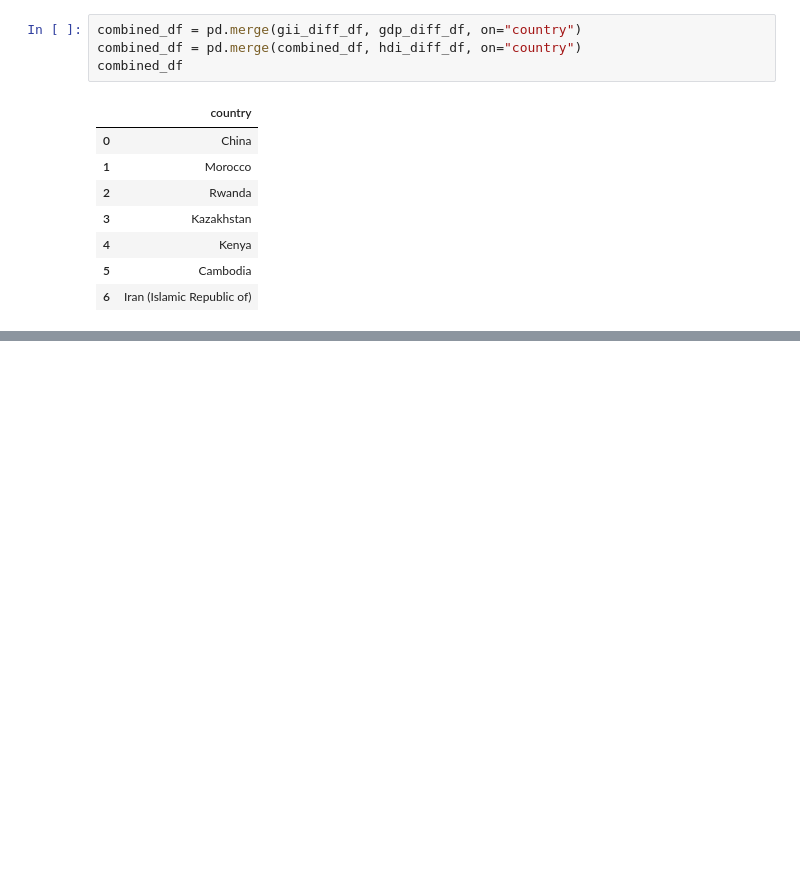
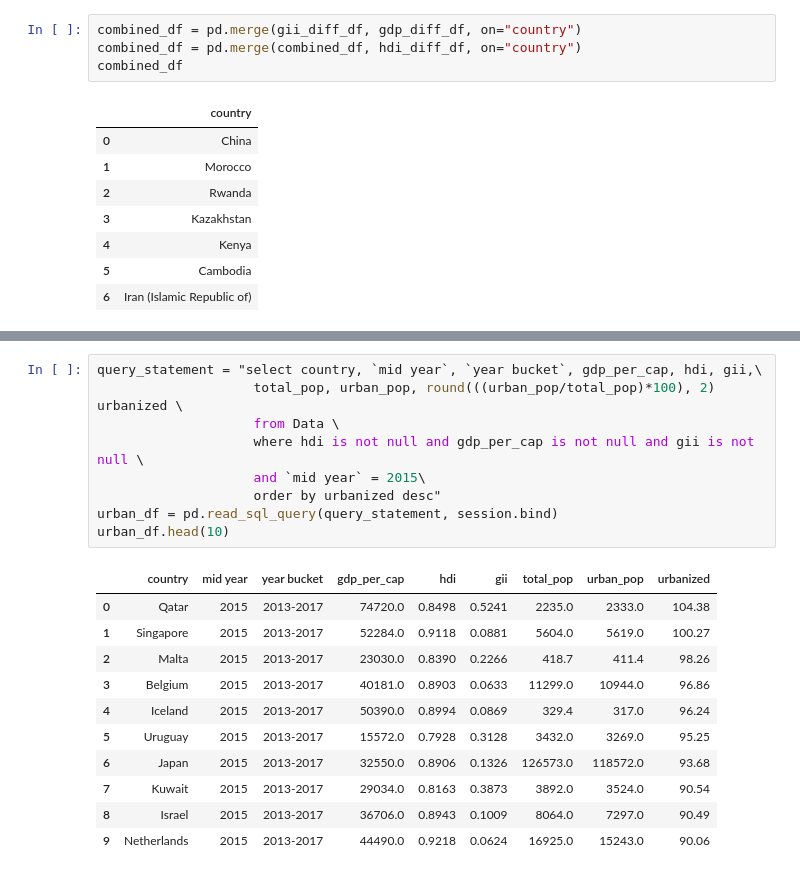
Before and after one commit to rupalimayekar/WaterIsWet, a Jupyter notebook: src/hdi-gdp-data-explore.ipynb, the cells around one changed output, grey strips where cells are left out. Drawn from its saved outputs; the diff is of its cells as text; blank space fills up the shorter version.

```diff
--- a/src/hdi-gdp-data-explore.ipynb
+++ b/src/hdi-gdp-data-explore.ipynb
@@ -502,0 +641,21 @@ combined_df
+# %%
+query_statement = "select country, `mid year`, `year bucket`, gdp_per_cap, hdi, gii,\
+                    total_pop, urban_pop, round(((urban_pop/total_pop)*100), 2) urbanized \
+                    from Data \
+                    where hdi is not null and gdp_per_cap is not null and gii is not null \
+                    and `mid year` = 2015\
+                    order by urbanized desc"
+urban_df = pd.read_sql_query(query_statement, session.bind)
+urban_df.head(10)
+# %% [output]
+|  | country | mid year | year bucket | gdp_per_cap | hdi | gii | total_pop | urban_pop | urbanized |
+| 0 | Qatar | 2015 | 2013-2017 | 74720.0 | 0.8498 | 0.5241 | 2235.0 | 2333.0 | 104.38 |
+| 1 | Singapore | 2015 | 2013-2017 | 52284.0 | 0.9118 | 0.0881 | 5604.0 | 5619.0 | 100.27 |
+| 2 | Malta | 2015 | 2013-2017 | 23030.0 | 0.8390 | 0.2266 | 418.7 | 411.4 | 98.26 |
+| 3 | Belgium | 2015 | 2013-2017 | 40181.0 | 0.8903 | 0.0633 | 11299.0 | 10944.0 | 96.86 |
+| 4 | Iceland | 2015 | 2013-2017 | 50390.0 | 0.8994 | 0.0869 | 329.4 | 317.0 | 96.24 |
+| 5 | Uruguay | 2015 | 2013-2017 | 15572.0 | 0.7928 | 0.3128 | 3432.0 | 3269.0 | 95.25 |
+| 6 | Japan | 2015 | 2013-2017 | 32550.0 | 0.8906 | 0.1326 | 126573.0 | 118572.0 | 93.68 |
+| 7 | Kuwait | 2015 | 2013-2017 | 29034.0 | 0.8163 | 0.3873 | 3892.0 | 3524.0 | 90.54 |
+| 8 | Israel | 2015 | 2013-2017 | 36706.0 | 0.8943 | 0.1009 | 8064.0 | 7297.0 | 90.49 |
+| 9 | Netherlands | 2015 | 2013-2017 | 44490.0 | 0.9218 | 0.0624 | 16925.0 | 15243.0 | 90.06 |
```
Also changed, not shown: parts of 10 cells of this notebook, 5 other files.
